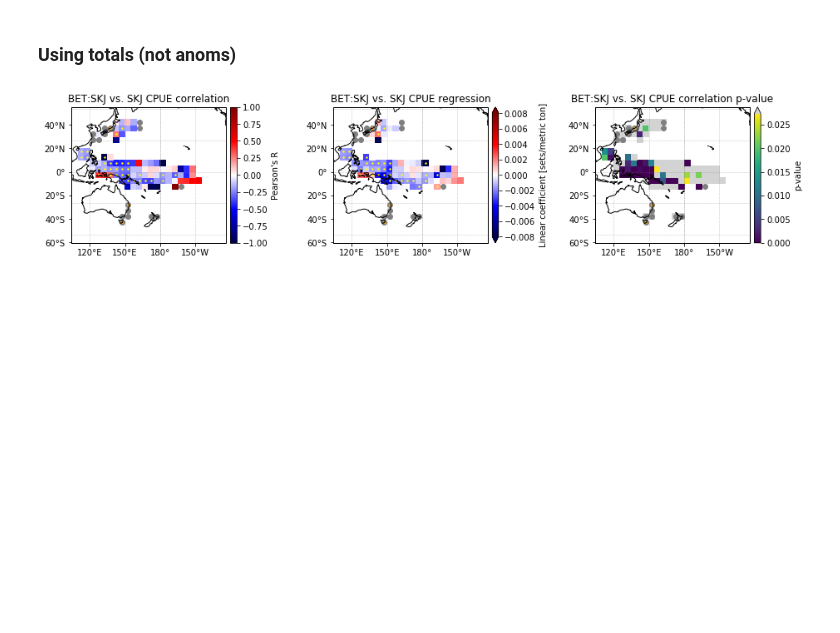
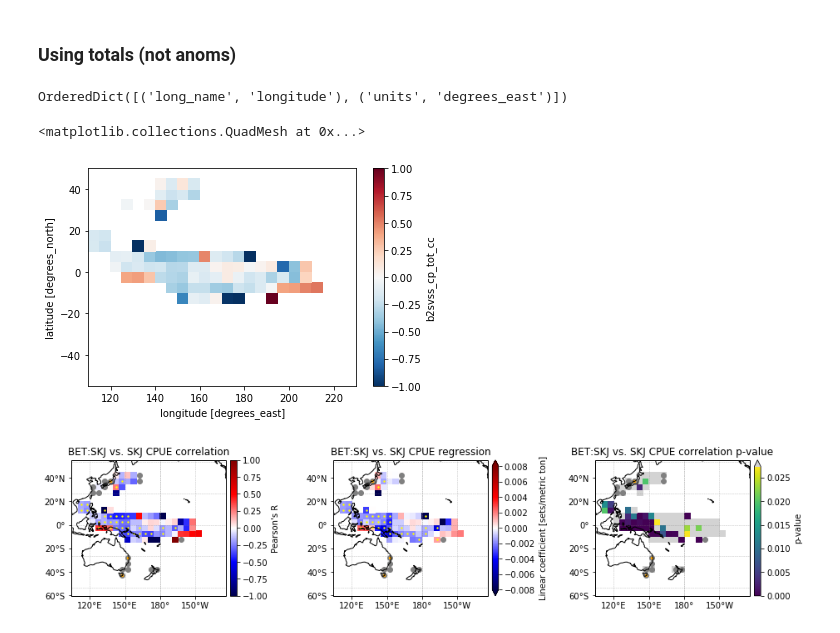
Before and after one commit to shirleyswirley/skipjack-bigeye-separation, a Jupyter notebook: python/wcpfc_question012.ipynb, the cells around one changed output. Drawn from its saved outputs; the diff is of its cells as text; code cells hidden in the pictures; blank space fills up the shorter version.

```diff
--- a/python/wcpfc_question012.ipynb
+++ b/python/wcpfc_question012.ipynb
@@ -176,3 +176,7 @@ bvss_cp_tot_anom_cc_ptf = controlfdr2d(bvss_cp_tot_anom_cc_pval,alphafdr)
 # Question 0a from 9/19/19 in written lab notebook
 # %% [markdown]
 ### Using totals (not anoms)
+# %%
+b2svss_cp_tot_cc['lon'].attrs
+# %% [output]
+OrderedDict([('long_name', 'longitude'), ('units', 'degrees_east')])
@@ -179,3 +185,8 @@ bvss_cp_tot_anom_cc_ptf = controlfdr2d(bvss_cp_tot_anom_cc_pval,alphafdr)
+# %%
+b2svss_cp_tot_cc.plot()
+# %% [output]
+<matplotlib.collections.QuadMesh at 0x...>
+[figure, added]
 # %%
 # - Set proj and define axes
 fig,axes = plt.subplots(nrows=1, ncols=3, figsize=(16,3), subplot_kw={'projection': ccrs.PlateCarree(central_longitude=200)})
```
Also changed, not shown: parts of 2 cells of this notebook.
